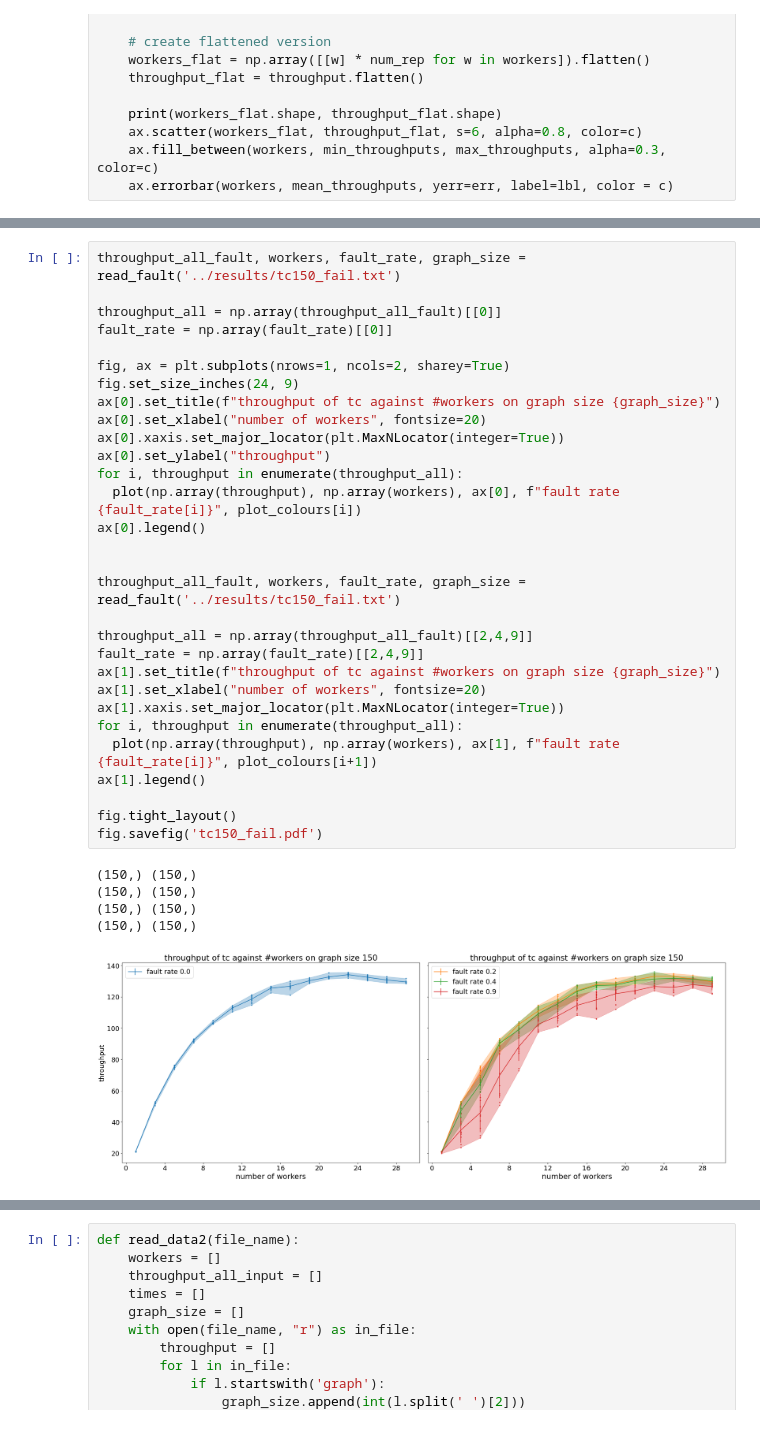
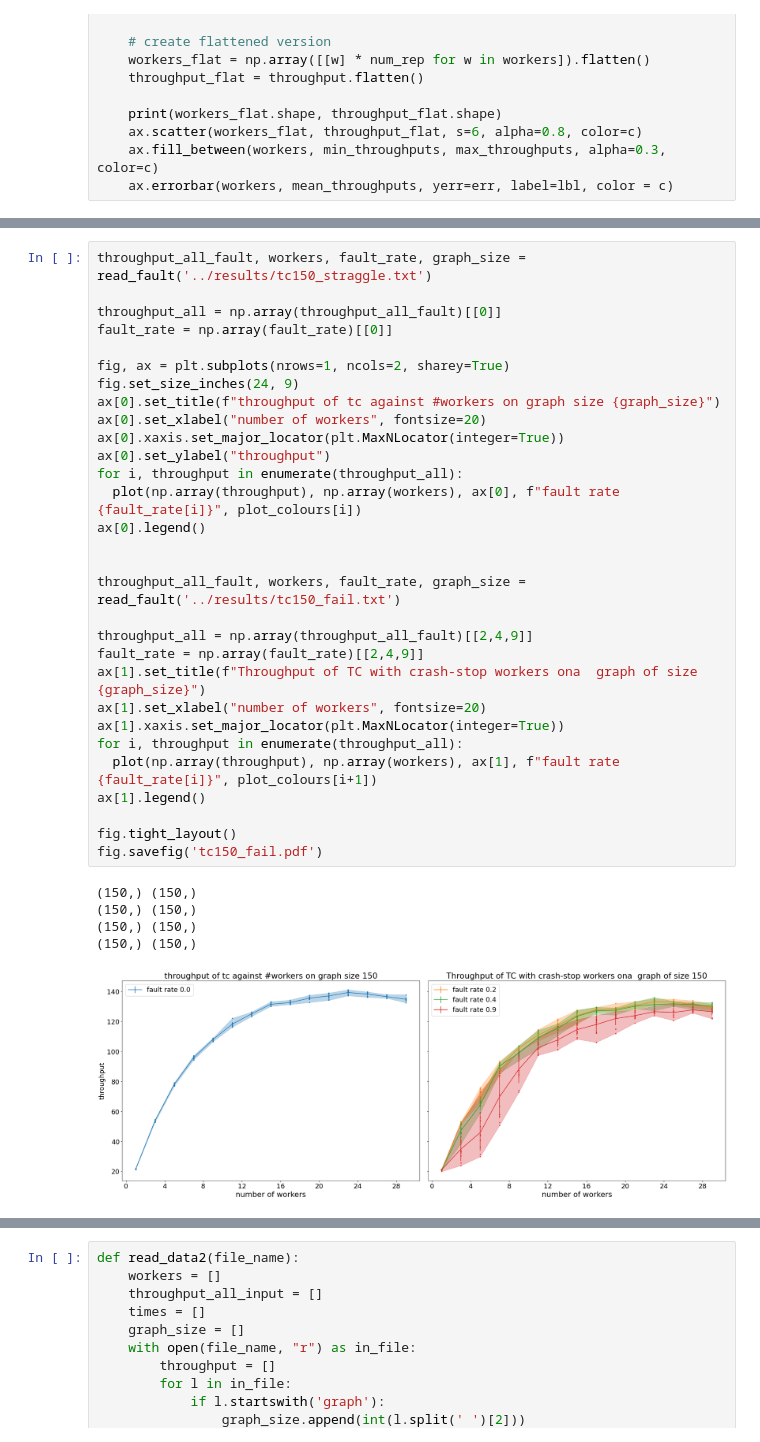
Before and after one commit to Vincent-lau/erlog, a Jupyter notebook: apps/bench/src/plot.ipynb, the cells around one changed output, grey strips where cells are left out. Cells and saved outputs as stored; diff of their text form.

Commit message:
chore:graph label fix

```diff
--- a/apps/bench/src/plot.ipynb
+++ b/apps/bench/src/plot.ipynb
@@ -79,41 +79,41 @@ def plot_all(throughput_all, workers, graph_size, fault_rate):
   ax.legend()
   fig.savefig('tc150_straggle_LATE.pdf')
 # %%
-throughput_all_fault, workers, fault_rate, graph_size = read_fault('../results/tc150_fail.txt')
+throughput_all_fault, workers, fault_rate, graph_size = read_fault('../results/tc150_straggle.txt')
 
 throughput_all = np.array(throughput_all_fault)[[0]]
 fault_rate = np.array(fault_rate)[[0]]
 
 fig, ax = plt.subplots(nrows=1, ncols=2, sharey=True)
 fig.set_size_inches(24, 9)
 ax[0].set_title(f"throughput of tc against #workers on graph size {graph_size}")
 ax[0].set_xlabel("number of workers", fontsize=20)
 ax[0].xaxis.set_major_locator(plt.MaxNLocator(integer=True))
 ax[0].set_ylabel("throughput")
 for i, throughput in enumerate(throughput_all):
   plot(np.array(throughput), np.array(workers), ax[0], f"fault rate {fault_rate[i]}", plot_colours[i])
 ax[0].legend()
 
 
 throughput_all_fault, workers, fault_rate, graph_size = read_fault('../results/tc150_fail.txt')
 
 throughput_all = np.array(throughput_all_fault)[[2,4,9]]
 fault_rate = np.array(fault_rate)[[2,4,9]]
-ax[1].set_title(f"throughput of tc against #workers on graph size {graph_size}")
+ax[1].set_title(f"Throughput of TC with crash-stop workers ona  graph of size {graph_size}")
 ax[1].set_xlabel("number of workers", fontsize=20)
 ax[1].xaxis.set_major_locator(plt.MaxNLocator(integer=True))
 for i, throughput in enumerate(throughput_all):
   plot(np.array(throughput), np.array(workers), ax[1], f"fault rate {fault_rate[i]}", plot_colours[i+1])
 ax[1].legend()
 
 fig.tight_layout()
 fig.savefig('tc150_fail.pdf')
 # %% [output]
 (150,) (150,)
 (150,) (150,)
 (150,) (150,)
 (150,) (150,)
-[figure, old version]
+[figure, new version]
 # %%
 rates = [0, 2, 4, 9]
 plot_all(np.array(throughput_all_fault), workers, graph_size, np.array(fault_rate))
```
Also changed, not shown: parts of 2 cells of this notebook.
